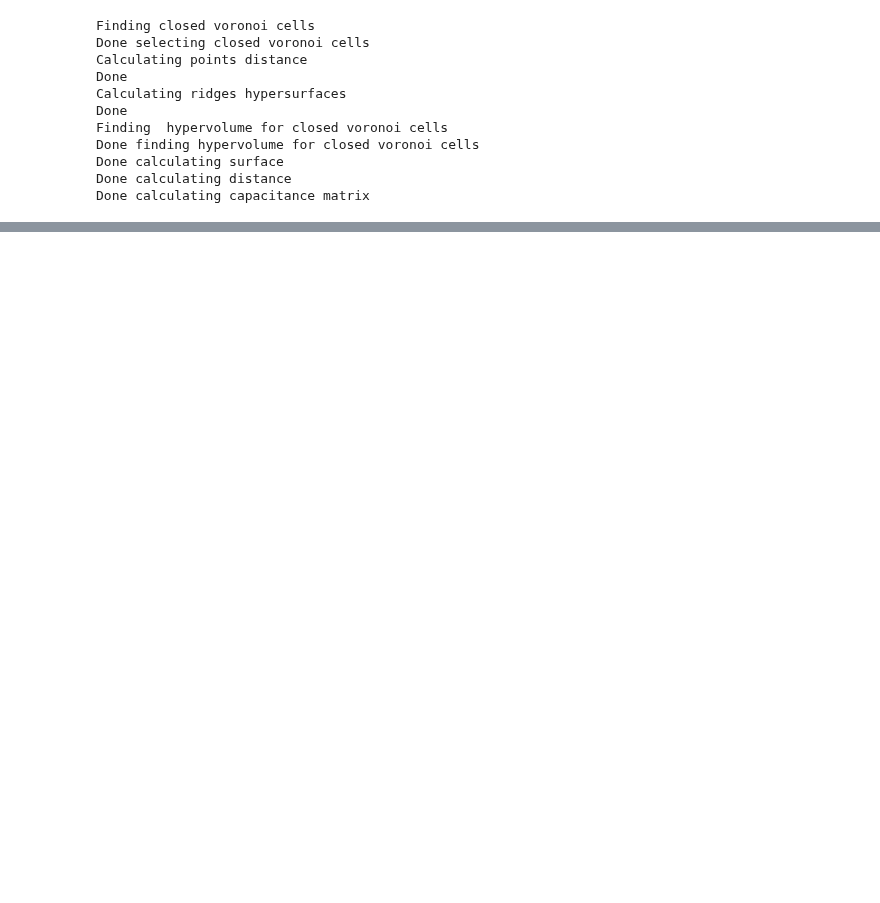
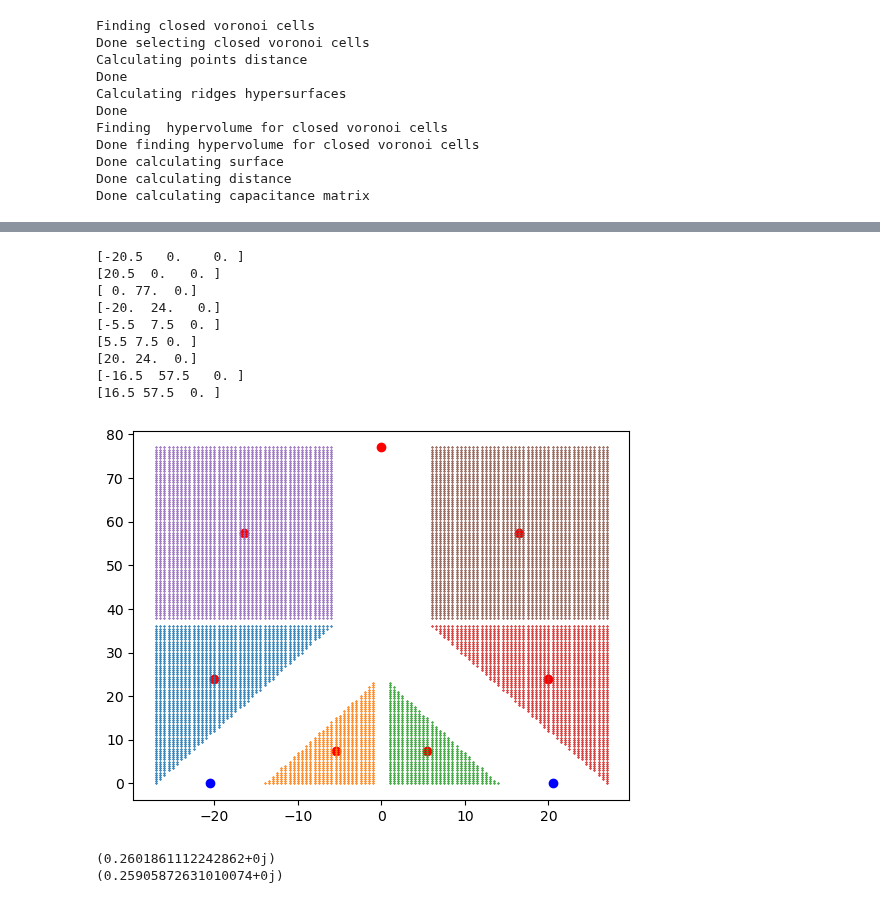
Before and after one commit to Satin21/Trijunction, a Jupyter notebook: analysis/minimal_loss.ipynb, the cells around one changed output, grey strips where cells are left out. Cells and saved outputs as stored; diff of their text form; code cells hidden in the pictures; blank space fills up the shorter version.

```diff
--- a/analysis/minimal_loss.ipynb
+++ b/analysis/minimal_loss.ipynb
@@ -142,6 +210,40 @@ numerical_hamiltonian = hamiltonian(system.trijunction,
                                     optimiser_args['linear_terms'],
                                     optimiser_args['kwant_params_fn'],
                                     **params)
+# %%
+dep_index, acc_index = codes.utils.dep_acc_index(
+            system.poisson_system,
+            system.site_indices,
+            system.nw_centers,
+            pair,
+            True
+        )
+# %% [output]
+[-20.5   0.    0. ]
+[20.5  0.   0. ]
+[ 0. 77.  0.]
+[-20.  24.   0.]
+[-5.5  7.5  0. ]
+[5.5 7.5 0. ]
+[20. 24.  0.]
+[-16.5  57.5   0. ]
+[16.5 57.5  0. ]
+[figure, added]
+# %%
+ham = numerical_hamiltonian
+loss = 0
+for index in np.hstack(list(params['dep_index'].values())):
+    diff = ham[4*index, 4*index] - params['mus_nw'][0]
+
+    loss += diff if diff < 0 else 0
+
+for index in np.hstack(list(params['acc_index'].values())):
+    diff = ham[4*index, 4*index] - params['mus_nw'][0]
+    print(diff)
+    loss += diff if diff > 0 else 0
+# %% [output]
+(0.2601861112242862+0j)
+(0.25905872631010074+0j)
 # %%
 energies, wave_functions = eigsh(
                 numerical_hamiltonian.tocsc(),
```
Also changed, not shown: parts of 25 cells of this notebook, 2 other files.
